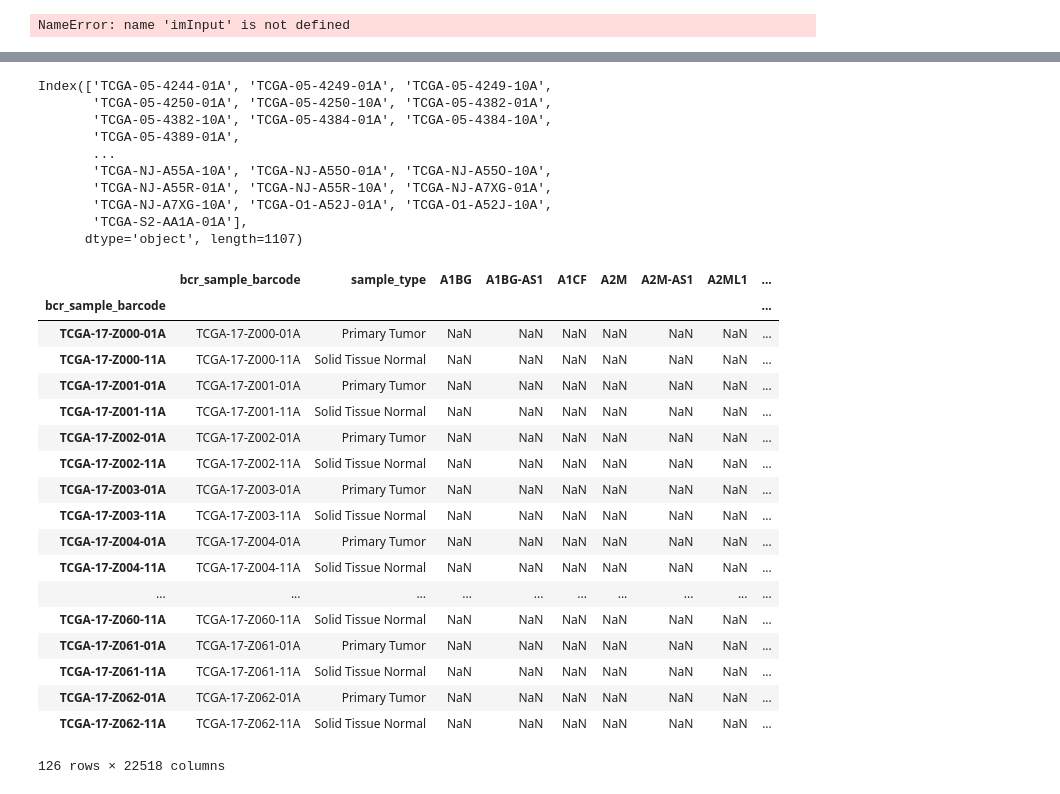
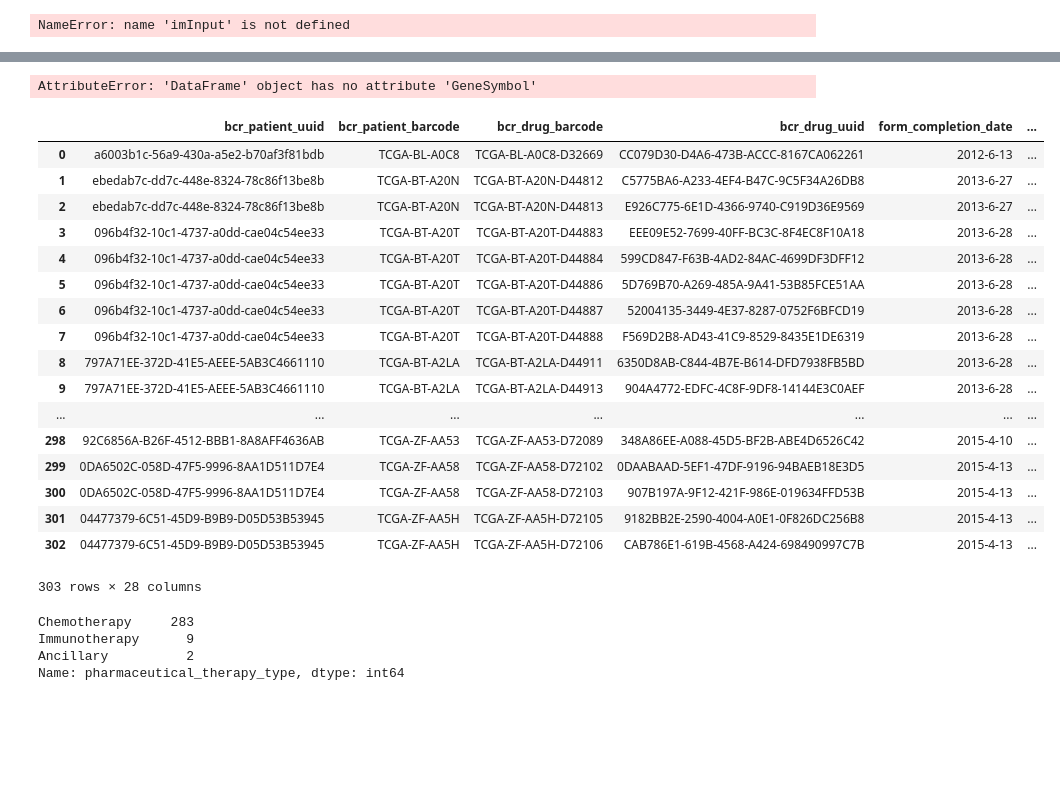
Before and after one commit to JonnyTran/nuclei-segmentation, a Jupyter notebook: notebooks/import_files.ipynb, the cells around one changed output, grey strips where cells are left out. Drawn from its saved outputs; the diff is of its cells as text; code cells hidden in the pictures; blank space fills up the shorter version.

```diff
--- a/notebooks/import_files.ipynb
+++ b/notebooks/import_files.ipynb
@@ -25,8 +30,8 @@ biospecimen.index = biospecimen["bcr_sample_barcode"]
 # %%
-table = pd.read_table("/home/jonny_admin/PycharmProjects/nuclei-segmentation/data/tcga-assembler/LUAD/cnv/LUAD__copyNumber.txt",
+table = pd.read_table("/home/jonny_admin/PycharmProjects/TCGA-Assembler/BLCA/clinical/nationwidechildrens.org_clinical_drug_blca.txt",
                       sep="\t",
-#                       skiprows=[1,],
-#                       na_values="[Not Available]"
+                      skiprows=[1, 2],
+                      na_values="[Not Available]"
                      )
 # %%
 # Filter columns
@@ -59,41 +64,36 @@ table = table.T
 # Drop duplicate columns names (Gene symbols with same name)
 _, i = np.unique(table.columns, return_index=True)
 table = table.iloc[:, i]
+# %% [output]
+AttributeError: 'DataFrame' object has no attribute 'GeneSymbol'
 # %%
-table.index
+table
 # %% [output]
+|  | bcr_patient_uuid | bcr_patient_barcode | bcr_drug_barcode | bcr_drug_uuid | form_completion_date | ... |
+| 0 | a6003b1c-56a9-430a-a5e2-b70af3f81bdb | TCGA-BL-A0C8 | TCGA-BL-A0C8-D32669 | CC079D30-D4A6-473B-ACCC-8167CA062261 | 2012-6-13 | ... |
+| 1 | ebedab7c-dd7c-448e-8324-78c86f13be8b | TCGA-BT-A20N | TCGA-BT-A20N-D44812 | C5775BA6-A233-4EF4-B47C-9C5F34A26DB8 | 2013-6-27 | ... |
+| 2 | ebedab7c-dd7c-448e-8324-78c86f13be8b | TCGA-BT-A20N | TCGA-BT-A20N-D44813 | E926C775-6E1D-4366-9740-C919D36E9569 | 2013-6-27 | ... |
+| 3 | 096b4f32-10c1-4737-a0dd-cae04c54ee33 | TCGA-BT-A20T | TCGA-BT-A20T-D44883 | EEE09E52-7699-40FF-BC3C-8F4EC8F10A18 | 2013-6-28 | ... |
+| 4 | 096b4f32-10c1-4737-a0dd-cae04c54ee33 | TCGA-BT-A20T | TCGA-BT-A20T-D44884 | 599CD847-F63B-4AD2-84AC-4699DF3DFF12 | 2013-6-28 | ... |
+| 5 | 096b4f32-10c1-4737-a0dd-cae04c54ee33 | TCGA-BT-A20T | TCGA-BT-A20T-D44886 | 5D769B70-A269-485A-9A41-53B85FCE51AA | 2013-6-28 | ... |
+| 6 | 096b4f32-10c1-4737-a0dd-cae04c54ee33 | TCGA-BT-A20T | TCGA-BT-A20T-D44887 | 52004135-3449-4E37-8287-0752F6BFCD19 | 2013-6-28 | ... |
+| 7 | 096b4f32-10c1-4737-a0dd-cae04c54ee33 | TCGA-BT-A20T | TCGA-BT-A20T-D44888 | F569D2B8-AD43-41C9-8529-8435E1DE6319 | 2013-6-28 | ... |
+| 8 | 797A71EE-372D-41E5-AEEE-5AB3C4661110 | TCGA-BT-A2LA | TCGA-BT-A2LA-D44911 | 6350D8AB-C844-4B7E-B614-DFD7938FB5BD | 2013-6-28 | ... |
+| 9 | 797A71EE-372D-41E5-AEEE-5AB3C4661110 | TCGA-BT-A2LA | TCGA-BT-A2LA-D44913 | 904A4772-EDFC-4C8F-9DF8-14144E3C0AEF | 2013-6-28 | ... |
+| ... | ... | ... | ... | ... | ... | ... |
+| 298 | 92C6856A-B26F-4512-BBB1-8A8AFF4636AB | TCGA-ZF-AA53 | TCGA-ZF-AA53-D72089 | 348A86EE-A088-45D5-BF2B-ABE4D6526C42 | 2015-4-10 | ... |
+| 299 | 0DA6502C-058D-47F5-9996-8AA1D511D7E4 | TCGA-ZF-AA58 | TCGA-ZF-AA58-D72102 | 0DAABAAD-5EF1-47DF-9196-94BAEB18E3D5 | 2015-4-13 | ... |
+| 300 | 0DA6502C-058D-47F5-9996-8AA1D511D7E4 | TCGA-ZF-AA58 | TCGA-ZF-AA58-D72103 | 907B197A-9F12-421F-986E-019634FFD53B | 2015-4-13 | ... |
+| 301 | 04477379-6C51-45D9-B9B9-D05D53B53945 | TCGA-ZF-AA5H | TCGA-ZF-AA5H-D72105 | 9182BB2E-2590-4004-A0E1-0F826DC256B8 | 2015-4-13 | ... |
+| 302 | 04477379-6C51-45D9-B9B9-D05D53B53945 | TCGA-ZF-AA5H | TCGA-ZF-AA5H-D72106 | CAB786E1-619B-4568-A424-698490997C7B | 2015-4-13 | ... |
-Index(['TCGA-05-4244-01A', 'TCGA-05-4249-01A', 'TCGA-05-4249-10A',
-       'TCGA-05-4250-01A', 'TCGA-05-4250-10A', 'TCGA-05-4382-01A',
-       'TCGA-05-4382-10A', 'TCGA-05-4384-01A', 'TCGA-05-4384-10A',
-       'TCGA-05-4389-01A',
-       ...
-       'TCGA-NJ-A55A-10A', 'TCGA-NJ-A55O-01A', 'TCGA-NJ-A55O-10A',
-       'TCGA-NJ-A55R-01A', 'TCGA-NJ-A55R-10A', 'TCGA-NJ-A7XG-01A',
-       'TCGA-NJ-A7XG-10A', 'TCGA-O1-A52J-01A', 'TCGA-O1-A52J-10A',
-       'TCGA-S2-AA1A-01A'],
-      dtype='object', length=1107)
+303 rows × 28 columns
-# %%
-biospecimen.join(table)
-# %% [output]
-|  | bcr_sample_barcode | sample_type | A1BG | A1BG-AS1 | A1CF | A2M | A2M-AS1 | A2ML1 | ... |
-| bcr_sample_barcode |  |  |  |  |  |  |  |  | ... |
-| TCGA-17-Z000-01A | TCGA-17-Z000-01A | Primary Tumor | NaN | NaN | NaN | NaN | NaN | NaN | ... |
-| TCGA-17-Z000-11A | TCGA-17-Z000-11A | Solid Tissue Normal | NaN | NaN | NaN | NaN | NaN | NaN | ... |
-| TCGA-17-Z001-01A | TCGA-17-Z001-01A | Primary Tumor | NaN | NaN | NaN | NaN | NaN | NaN | ... |
-| TCGA-17-Z001-11A | TCGA-17-Z001-11A | Solid Tissue Normal | NaN | NaN | NaN | NaN | NaN | NaN | ... |
-| TCGA-17-Z002-01A | TCGA-17-Z002-01A | Primary Tumor | NaN | NaN | NaN | NaN | NaN | NaN | ... |
-| TCGA-17-Z002-11A | TCGA-17-Z002-11A | Solid Tissue Normal | NaN | NaN | NaN | NaN | NaN | NaN | ... |
-| TCGA-17-Z003-01A | TCGA-17-Z003-01A | Primary Tumor | NaN | NaN | NaN | NaN | NaN | NaN | ... |
-| TCGA-17-Z003-11A | TCGA-17-Z003-11A | Solid Tissue Normal | NaN | NaN | NaN | NaN | NaN | NaN | ... |
-| TCGA-17-Z004-01A | TCGA-17-Z004-01A | Primary Tumor | NaN | NaN | NaN | NaN | NaN | NaN | ... |
-| TCGA-17-Z004-11A | TCGA-17-Z004-11A | Solid Tissue Normal | NaN | NaN | NaN | NaN | NaN | NaN | ... |
-| ... | ... | ... | ... | ... | ... | ... | ... | ... | ... |
-| TCGA-17-Z060-11A | TCGA-17-Z060-11A | Solid Tissue Normal | NaN | NaN | NaN | NaN | NaN | NaN | ... |
-| TCGA-17-Z061-01A | TCGA-17-Z061-01A | Primary Tumor | NaN | NaN | NaN | NaN | NaN | NaN | ... |
-| TCGA-17-Z061-11A | TCGA-17-Z061-11A | Solid Tissue Normal | NaN | NaN | NaN | NaN | NaN | NaN | ... |
-| TCGA-17-Z062-01A | TCGA-17-Z062-01A | Primary Tumor | NaN | NaN | NaN | NaN | NaN | NaN | ... |
-| TCGA-17-Z062-11A | TCGA-17-Z062-11A | Solid Tissue Normal | NaN | NaN | NaN | NaN | NaN | NaN | ... |
-126 rows × 22518 columns
+# %%
+table["pharmaceutical_therapy_type"].value_counts()
+# %% [output]
+Chemotherapy     283
+Immunotherapy      9
+Ancillary          2
+Name: pharmaceutical_therapy_type, dtype: int64
 # %%
 list(table.columns)
 # %% [output]
```
Also changed, not shown: parts of 3 cells of this notebook, 4 other files.
